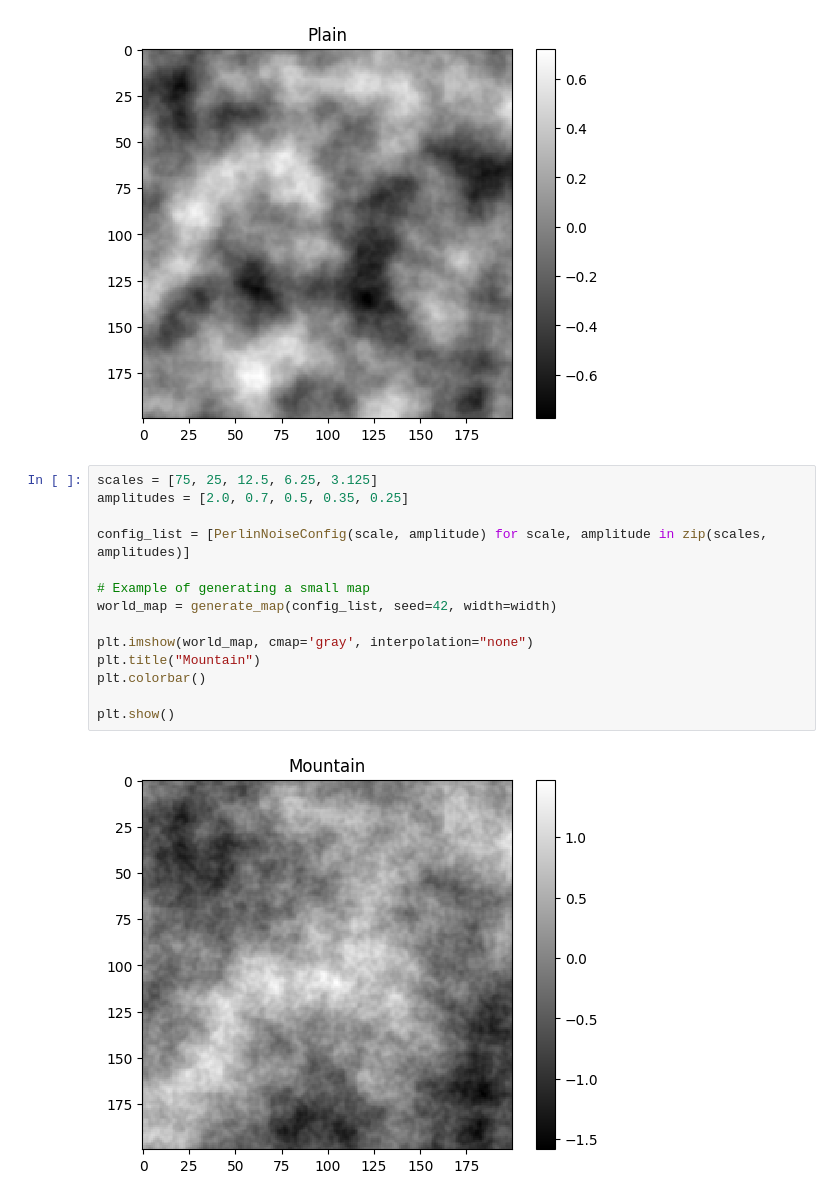
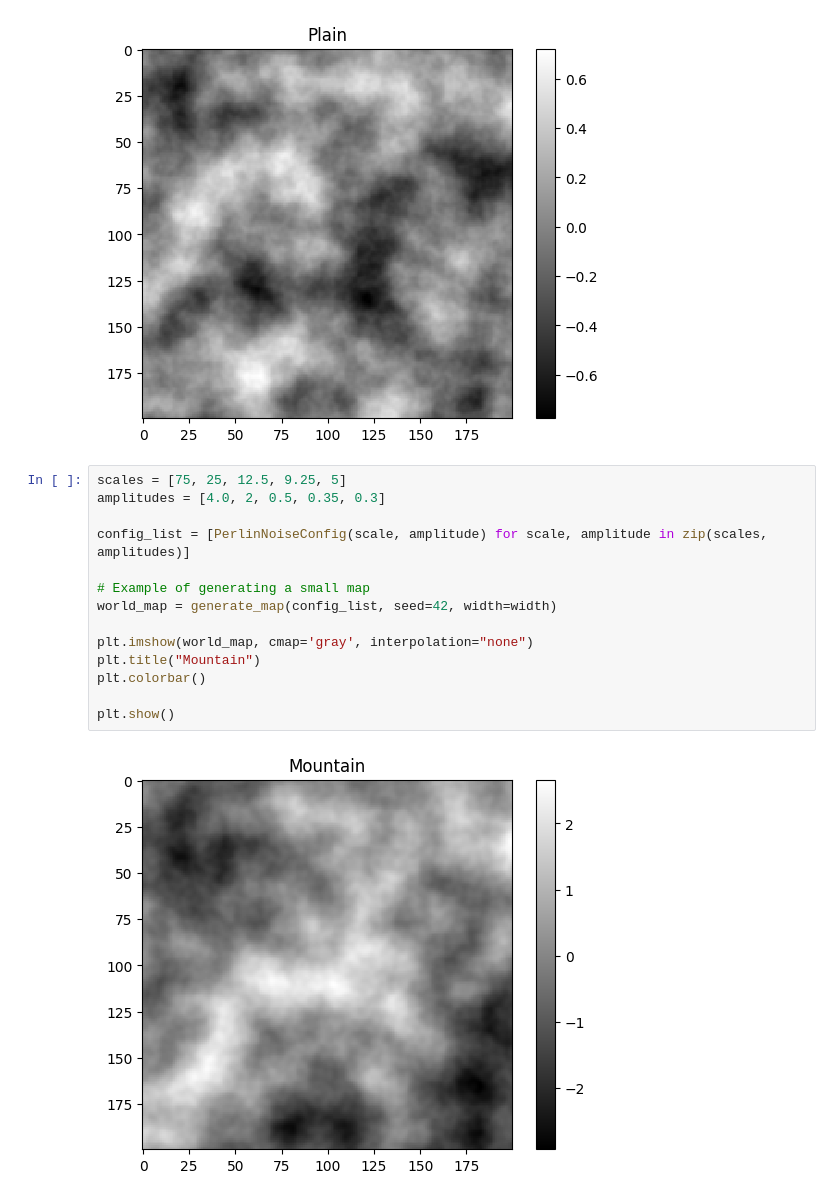
Before and after one commit to arthurBricq/crafty, a Jupyter notebook: scripts/test_world_gen.ipynb, the cells around one changed output. Drawn from its saved outputs; the diff is of its cells as text.

```diff
--- a/scripts/test_world_gen.ipynb
+++ b/scripts/test_world_gen.ipynb
@@ -100,18 +100,18 @@ plt.show()
 # %% [output]
 [figure]
 # %%
-scales = [75, 25, 12.5, 6.25, 3.125]
-amplitudes = [2.0, 0.7, 0.5, 0.35, 0.25]
+scales = [75, 25, 12.5, 9.25, 5]
+amplitudes = [4.0, 2, 0.5, 0.35, 0.3]
 
 config_list = [PerlinNoiseConfig(scale, amplitude) for scale, amplitude in zip(scales, amplitudes)]
 
 # Example of generating a small map
 world_map = generate_map(config_list, seed=42, width=width)
 
 plt.imshow(world_map, cmap='gray', interpolation="none")
 plt.title("Mountain")
 plt.colorbar()
 
 plt.show()
 # %% [output]
-[figure, old version]
+[figure, new version]
```
Also changed, not shown: 4 other files.
